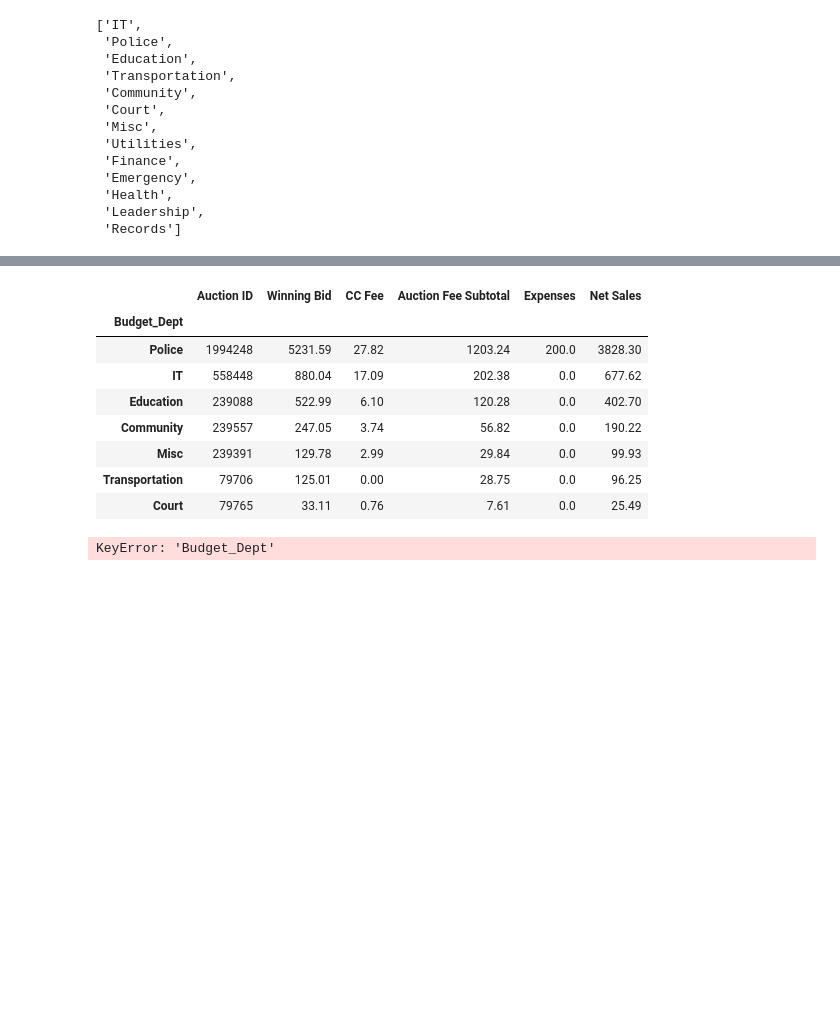
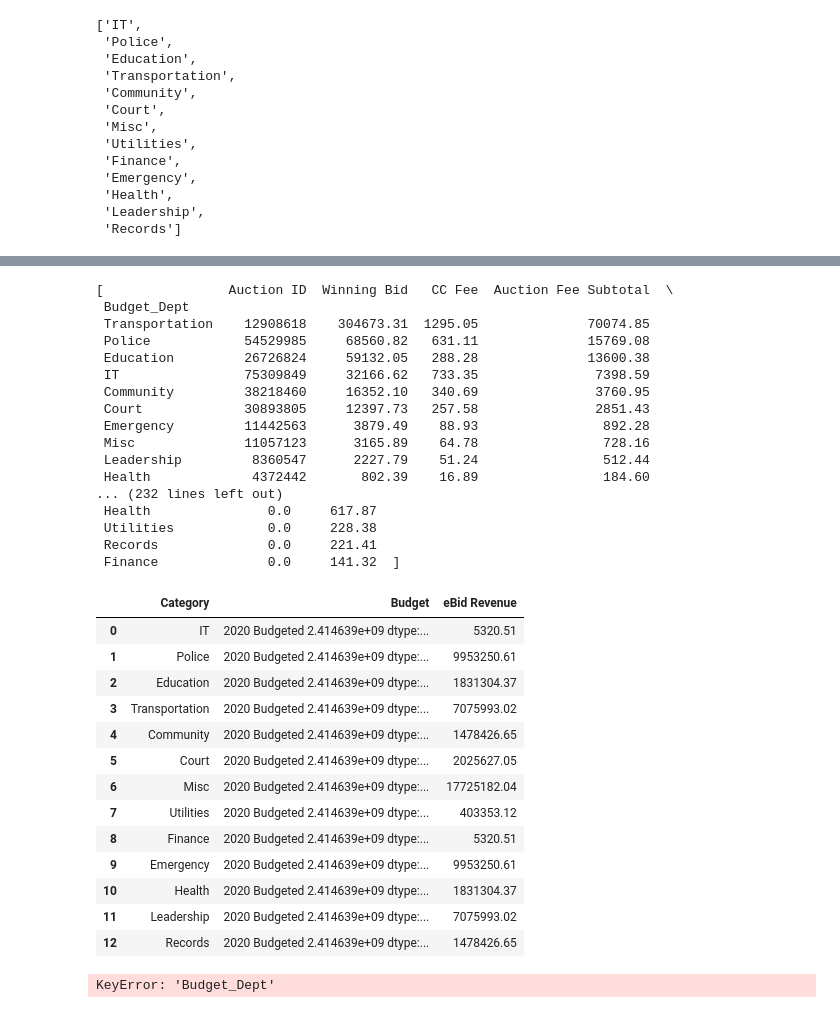
Before and after one commit to ausifer/nashville-gov-selling-stuff, a Jupyter notebook: notebooks/nashville_gov_selling_stuff.ipynb, the cells around one changed output, grey strips where cells are left out. Cells and saved outputs as stored; diff of their text form; code cells hidden in the pictures; blank space fills up the shorter version.

```diff
--- a/notebooks/nashville_gov_selling_stuff.ipynb
+++ b/notebooks/nashville_gov_selling_stuff.ipynb
@@ -322,20 +368,46 @@ ebid_rev_cat_year_list = []
 annual_cat_breakdown_dict[2013]
 for df in year_list:
     df = annual_cat_breakdown_dict[year]
-    df.drop(['Winning Bid','CC Fee', 'Auction Fee Subtotal', 'Expenses'], axis=1, inplace=True)
+#     df.drop(['Winning Bid','CC Fee', 'Auction Fee Subtotal', 'Expenses'], axis=1, inplace=True)
     ebid_rev_cat_year_list.append(df)
 
 ebid_rev_cat_year_list
 # %% [output]
-|  | Auction ID | Winning Bid | CC Fee | Auction Fee Subtotal | Expenses | Net Sales |
-| Budget_Dept |  |  |  |  |  |  |
-| Police | 1994248 | 5231.59 | 27.82 | 1203.24 | 200.0 | 3828.30 |
-| IT | 558448 | 880.04 | 17.09 | 202.38 | 0.0 | 677.62 |
-| Education | 239088 | 522.99 | 6.10 | 120.28 | 0.0 | 402.70 |
-| Community | 239557 | 247.05 | 3.74 | 56.82 | 0.0 | 190.22 |
-| Misc | 239391 | 129.78 | 2.99 | 29.84 | 0.0 | 99.93 |
-| Transportation | 79706 | 125.01 | 0.00 | 28.75 | 0.0 | 96.25 |
-| Court | 79765 | 33.11 | 0.76 | 7.61 | 0.0 | 25.49 |
+[                Auction ID  Winning Bid   CC Fee  Auction Fee Subtotal  \
+ Budget_Dept
+ Transportation    12908618    304673.31  1295.05              70074.85
+ Police            54529985     68560.82   631.11              15769.08
+ Education         26726824     59132.05   288.28              13600.38
+ IT                75309849     32166.62   733.35               7398.59
+ Community         38218460     16352.10   340.69               3760.95
+ Court             30893805     12397.73   257.58               2851.43
+ Emergency         11442563      3879.49    88.93                892.28
+ Misc              11057123      3165.89    64.78                728.16
+ Leadership         8360547      2227.79    51.24                512.44
+ Health             4372442       802.39    16.89                184.60
+... (232 lines left out)
+ Health               0.0     617.87
+ Utilities            0.0     228.38
+ Records              0.0     221.41
+ Finance              0.0     141.32  ]
+# %%
+ebid_budget_df = pd.DataFrame(list(zip(cat_list,budget_amt_list,ebid_rev_list)), columns=['Category','Budget','eBid Revenue'])
+ebid_budget_df
+# %% [output]
+|  | Category | Budget | eBid Revenue |
+| 0 | IT | 2020 Budgeted 2.414639e+09 dtype:... | 5320.51 |
+| 1 | Police | 2020 Budgeted 2.414639e+09 dtype:... | 9953250.61 |
+| 2 | Education | 2020 Budgeted 2.414639e+09 dtype:... | 1831304.37 |
+| 3 | Transportation | 2020 Budgeted 2.414639e+09 dtype:... | 7075993.02 |
+| 4 | Community | 2020 Budgeted 2.414639e+09 dtype:... | 1478426.65 |
+| 5 | Court | 2020 Budgeted 2.414639e+09 dtype:... | 2025627.05 |
+| 6 | Misc | 2020 Budgeted 2.414639e+09 dtype:... | 17725182.04 |
+| 7 | Utilities | 2020 Budgeted 2.414639e+09 dtype:... | 403353.12 |
+| 8 | Finance | 2020 Budgeted 2.414639e+09 dtype:... | 5320.51 |
+| 9 | Emergency | 2020 Budgeted 2.414639e+09 dtype:... | 9953250.61 |
+| 10 | Health | 2020 Budgeted 2.414639e+09 dtype:... | 1831304.37 |
+| 11 | Leadership | 2020 Budgeted 2.414639e+09 dtype:... | 7075993.02 |
+| 12 | Records | 2020 Budgeted 2.414639e+09 dtype:... | 1478426.65 |
 # %%
 
 for year in year_list:
```
Also changed, not shown: parts of 16 cells of this notebook, 4 other files.
